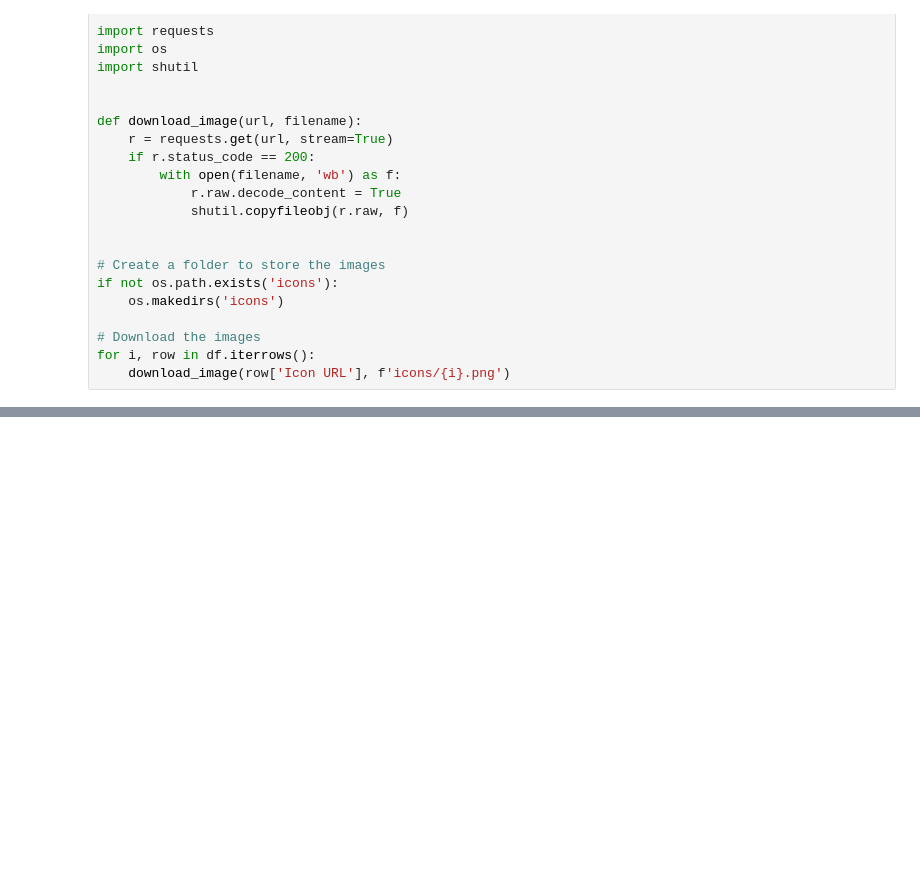
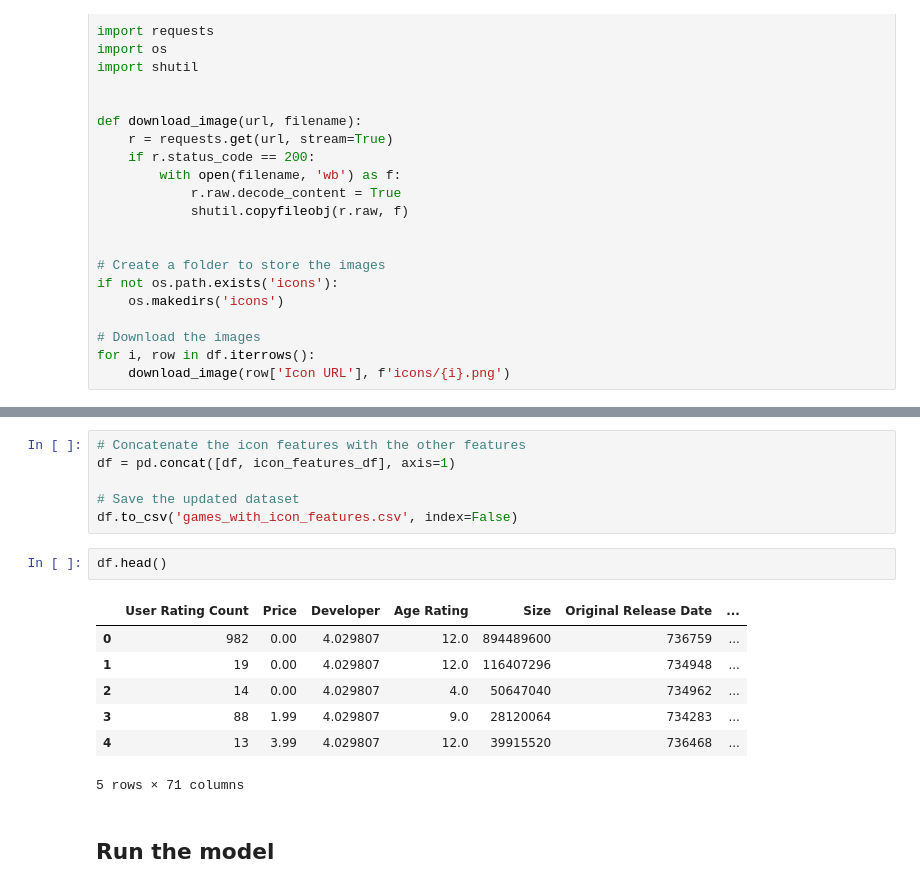
Before and after one commit to yusufnasserdev/games-rating-model, a Jupyter notebook: Phase1/preprocessing.ipynb, the cells around one changed output, grey strips where cells are left out. Cells and saved outputs as stored; diff of their text form; blank space fills up the shorter version.

```diff
--- a/Phase1/preprocessing.ipynb
+++ b/Phase1/preprocessing.ipynb
@@ -247,0 +375,18 @@ icon_features
+# %%
+# Concatenate the icon features with the other features
+df = pd.concat([df, icon_features_df], axis=1)
+
+# Save the updated dataset
+df.to_csv('games_with_icon_features.csv', index=False)
+# %%
+df.head()
+# %% [output]
+|  | User Rating Count | Price | Developer | Age Rating | Size | Original Release Date | ... |
+| 0 | 982 | 0.00 | 4.029807 | 12.0 | 894489600 | 736759 | ... |
+| 1 | 19 | 0.00 | 4.029807 | 12.0 | 116407296 | 734948 | ... |
+| 2 | 14 | 0.00 | 4.029807 | 4.0 | 50647040 | 734962 | ... |
+| 3 | 88 | 1.99 | 4.029807 | 9.0 | 28120064 | 734283 | ... |
+| 4 | 13 | 3.99 | 4.029807 | 12.0 | 39915520 | 736468 | ... |
+5 rows × 71 columns
+# %% [markdown]
+## Run the model
```
Also changed, not shown: parts of 22 cells of this notebook, 7 other files.
